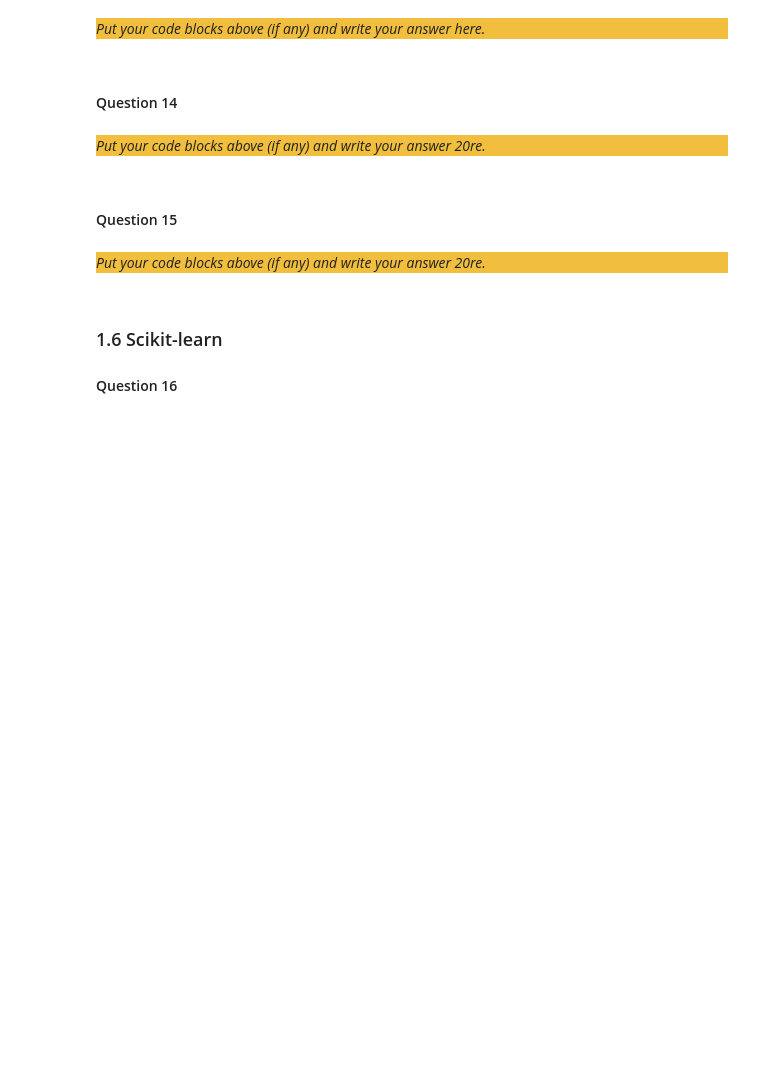
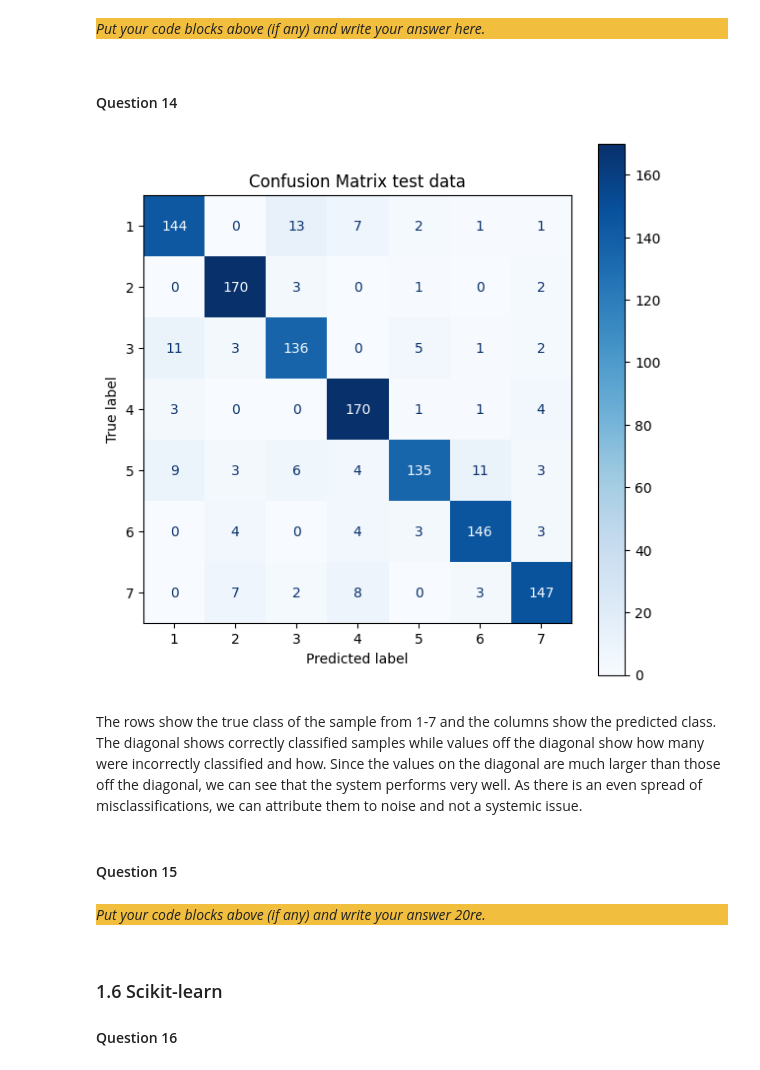
Before and after one commit to fusiatique/ci-assignments, a Jupyter notebook: Assignment_1_ANN/src/Main.ipynb, the cells around one changed output. Saved outputs shown, nothing was run; the diff lists cells and outputs as text; code cells hidden in the pictures; blank space fills up the shorter version.

Commit message:
Questions 14 and 12(writing) as well as reflection

```diff
--- a/Assignment_1_ANN/src/Main.ipynb
+++ b/Assignment_1_ANN/src/Main.ipynb
@@ -759,12 +760,42 @@ _Put your code blocks above (if any) and write your answer here._
 </div>
 # %% [markdown]
 #### Question 14
-# %% [markdown]
-<div style="background-color:#f1be3e">
-
-_Put your code blocks above (if any) and write your answer 20re._
-
-</div>
+# %%
+# def confusionMatrix(net, inputs, labels):
+#     preds = net.forward(inputs)
+#     classes = np.argmax(preds, axis=1) + 1
+#     matrix = np.zeros((7, 7), dtype=int)
+
+#     for true, pred in zip(labels.astype(int), classes):
+#         matrix[true - 1, pred - 1] += 1
+
+#     return matrix
+
+# fig, ax = plt.subplots()
+# matrix = confusionMatrix(optimal_net, test_x, test_y)
+# ax.matshow(matrix, cmap=plt.cm.Blues)
+
+# for i in range(1, 8):
+#     for j in range(1, 8):
+#         c = matrix[j - 1, i - 1]
+#         ax.text(i - 1, j - 1, str(c), va = 'center', ha = 'center')
+
+preds = np.argmax(optimal_net.forward(test_x), axis=1) + 1
+figure = plt.figure(figsize=(7,7))
+ax = figure.add_subplot()
+disp = met.ConfusionMatrixDisplay.from_predictions(
+    test_y,
+    preds,
+    display_labels=np.unique(targets.astype(int)),
+    cmap=plt.cm.Blues,
+    ax=ax
+)
+disp.ax_.set_title("Confusion Matrix test data")
+plt.show()
+# %% [output]
+[figure, added]
+# %% [markdown]
+The rows show the true class of the sample from 1-7 and the columns show the predicted class. The diagonal shows correctly classified samples while values off the diagonal show how many were incorrectly classified and how. Since the values on the diagonal are much larger than those off the diagonal, we can see that the system performs very well. As there is an even spread of misclassifications, we can attribute them to noise and not a systemic issue.
 # %% [markdown]
 #### Question 15
 # %%
```
Also changed, not shown: parts of 12 cells of this notebook.
